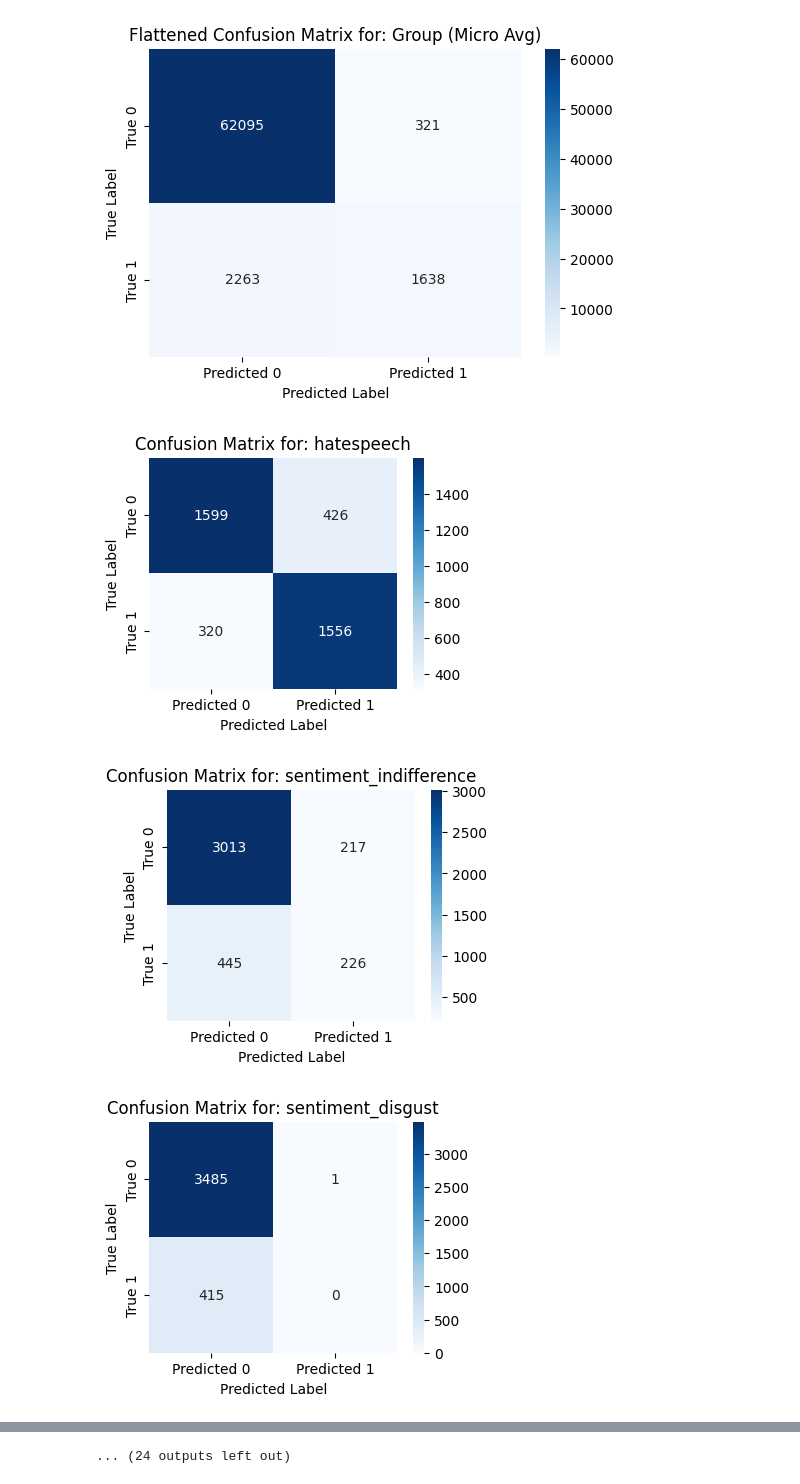
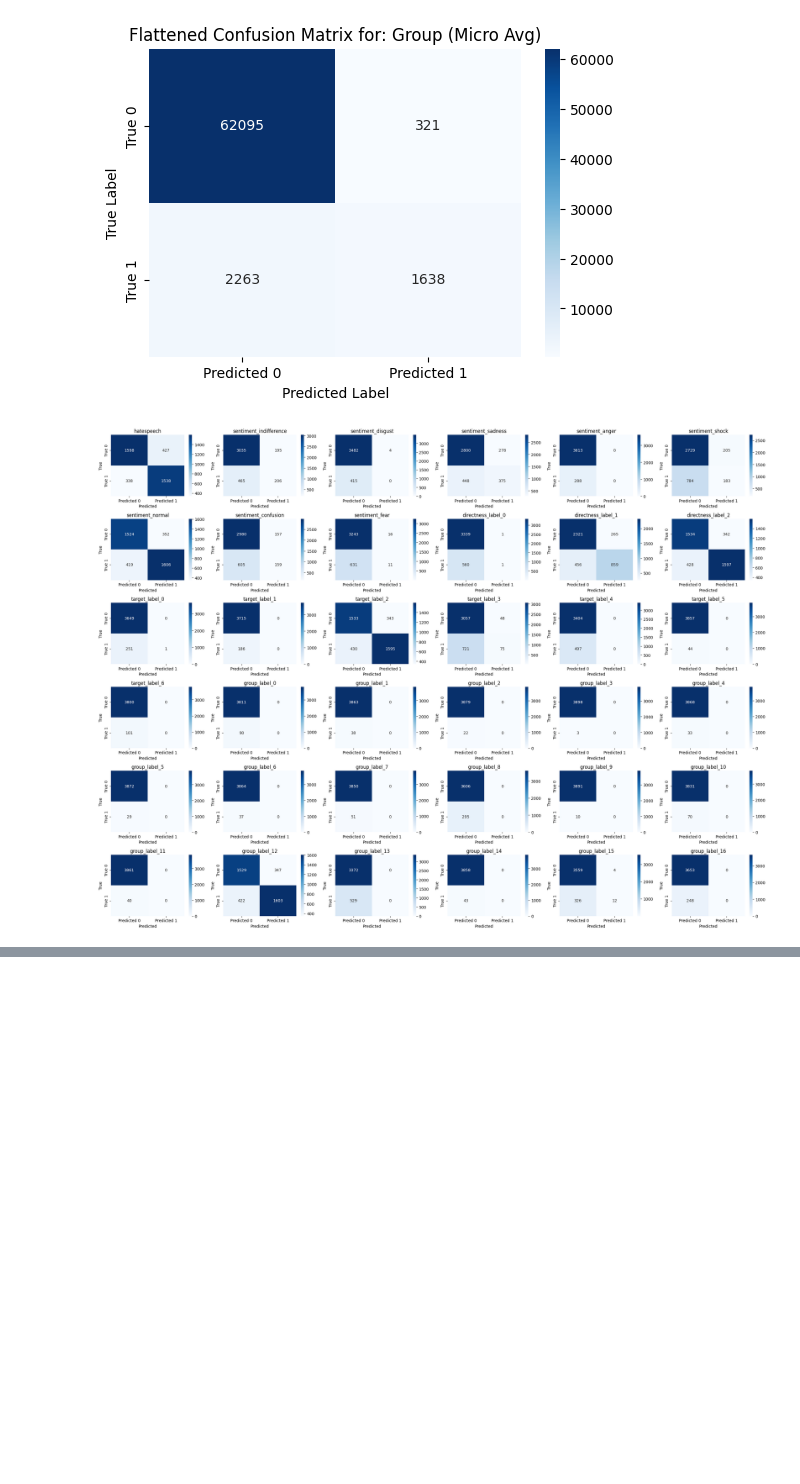
Before and after one commit to nadaamoharram/MLMA_Toxicity_Detection_Deep_Learning, a Jupyter notebook: Modeling/Baseline_mBERT.ipynb, the cells around one changed output, grey strips where cells are left out. Drawn from its saved outputs; the diff is of its cells as text; code cells hidden in the pictures; blank space fills up the shorter version.

Commit message:
confusion matrices per language

```diff
--- a/Modeling/Baseline_mBERT.ipynb
+++ b/Modeling/Baseline_mBERT.ipynb
@@ -969,30 +1056,41 @@ plt.show()
 # %%
 # Visualize Confusion Matrices for each individual binary label
 
 # Apply sigmoid to get probabilities
 sigmoid = torch.nn.Sigmoid()
 predicted_probs_np = sigmoid(torch.Tensor(predicted_logits_np)).numpy()
 
 # Apply threshold to get binary predictions for each label
 predicted_binary_labels_np = (predicted_probs_np >= 0.5).astype(int)
 
+# Determine the number of rows and columns for subplots
+num_labels = len(id2label)
+n_cols = 6  # You can adjust the number of columns as needed
+n_rows = (num_labels + n_cols - 1) // n_cols
+
+fig, axes = plt.subplots(n_rows, n_cols, figsize=(4 * n_cols, 3 * n_rows))
+axes = axes.flatten() # Flatten the axes array for easy iteration
 
 # Iterate through each binary label and plot its confusion matrix
-for i, label_name in id2label.items():
+for i, (label_name, ax) in enumerate(zip(id2label.values(), axes)):
     true_binary = true_labels_np[:, i]
     predicted_binary = predicted_binary_labels_np[:, i]
 
     # Calculate confusion matrix for the current binary label
     cm = confusion_matrix(true_binary, predicted_binary)
 
-    # Plot the confusion matrix
-    plt.figure(figsize=(4, 3))
-    sns.heatmap(cm, annot=True, fmt='d', cmap='Blues', xticklabels=['Predicted 0', 'Predicted 1'], yticklabels=['True 0', 'True 1'])
-    plt.xlabel('Predicted Label')
-    plt.ylabel('True Label')
-    plt.title(f'Confusion Matrix for: {label_name}')
-    plt.show()
+    # Plot the confusion matrix on the current subplot
+    sns.heatmap(cm, annot=True, fmt='d', cmap='Blues', ax=ax, xticklabels=['Predicted 0', 'Predicted 1'], yticklabels=['True 0', 'True 1'])
+    ax.set_title(f'{label_name}')
+    ax.set_xlabel('Predicted')
+    ax.set_ylabel('True')
+
+# Hide any unused subplots
+for j in range(i + 1, len(axes)):
+    fig.delaxes(axes[j])
+
+
+plt.tight_layout()
+plt.show()
 # %% [output]
-[figure, old version]
+[figure, new version]
-[figure, removed]
-[figure, removed]
@@ -1008 +1096,0 @@ for i, label_name in id2label.items():
-... (24 outputs left out)
```
Also changed, not shown: parts of 15 cells of this notebook.
